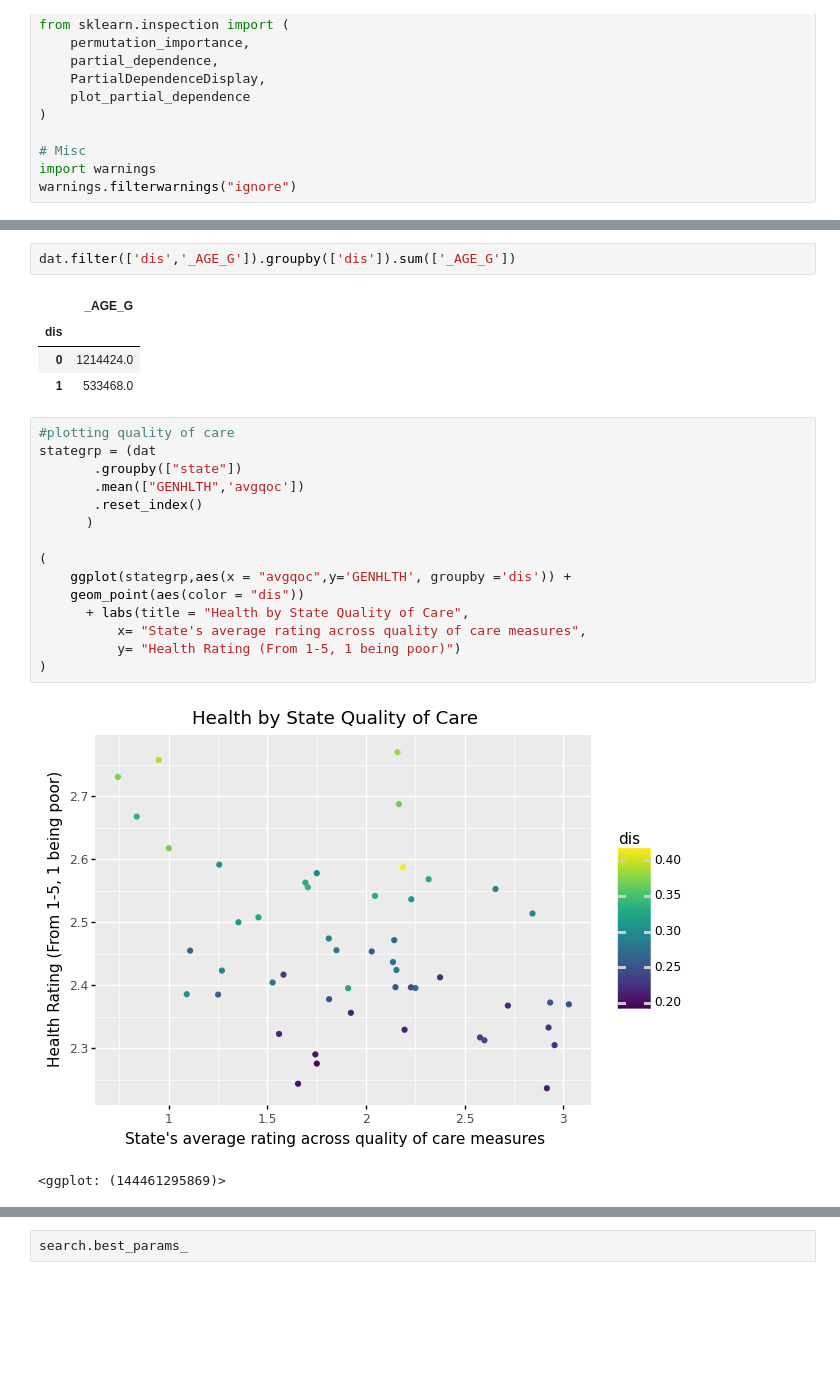
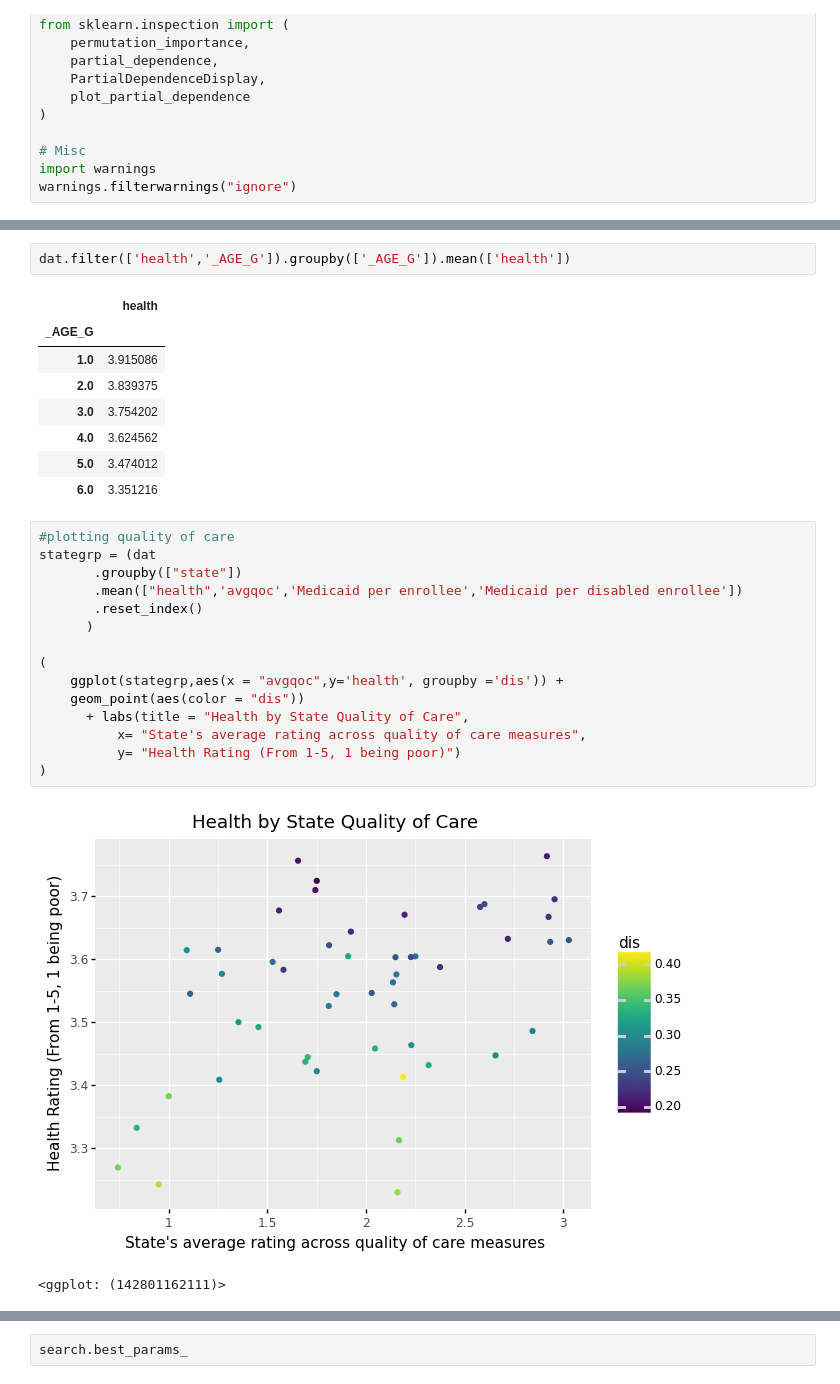
Before and after one commit to audreymcj/PPOL564proj, a Jupyter notebook: exploration.ipynb, the cells around one changed output, grey strips where cells are left out. Drawn from its saved outputs; the diff is of its cells as text; blank space fills up the shorter version.

```diff
--- a/exploration.ipynb
+++ b/exploration.ipynb
@@ -102,25 +116,29 @@ dat.filter(['dis','GENHLTH']).groupby(['dis']).mean(['GENHLTH'])
 # %%
-dat.filter(['dis','_AGE_G']).groupby(['dis']).sum(['_AGE_G'])
+dat.filter(['health','_AGE_G']).groupby(['_AGE_G']).mean(['health'])
 # %% [output]
-|  | _AGE_G |
-| dis |  |
-| 0 | 1214424.0 |
-| 1 | 533468.0 |
+|  | health |
+| _AGE_G |  |
+| 1.0 | 3.915086 |
+| 2.0 | 3.839375 |
+| 3.0 | 3.754202 |
+| 4.0 | 3.624562 |
+| 5.0 | 3.474012 |
+| 6.0 | 3.351216 |
 # %%
 #plotting quality of care
 stategrp = (dat
        .groupby(["state"])
-       .mean(["GENHLTH",'avgqoc'])
+       .mean(["health",'avgqoc','Medicaid per enrollee','Medicaid per disabled enrollee'])
        .reset_index()
       )
 
 (
-    ggplot(stategrp,aes(x = "avgqoc",y='GENHLTH', groupby ='dis')) +
+    ggplot(stategrp,aes(x = "avgqoc",y='health', groupby ='dis')) +
     geom_point(aes(color = "dis"))
       + labs(title = "Health by State Quality of Care",
           x= "State's average rating across quality of care measures",
           y= "Health Rating (From 1-5, 1 being poor)")
 )
 # %% [output]
-[figure, old version]
+[figure, new version]
-<ggplot: (144461295869)>
+<ggplot: (142801162111)>
```
Also changed, not shown: parts of 28 cells of this notebook, 1 other file.
